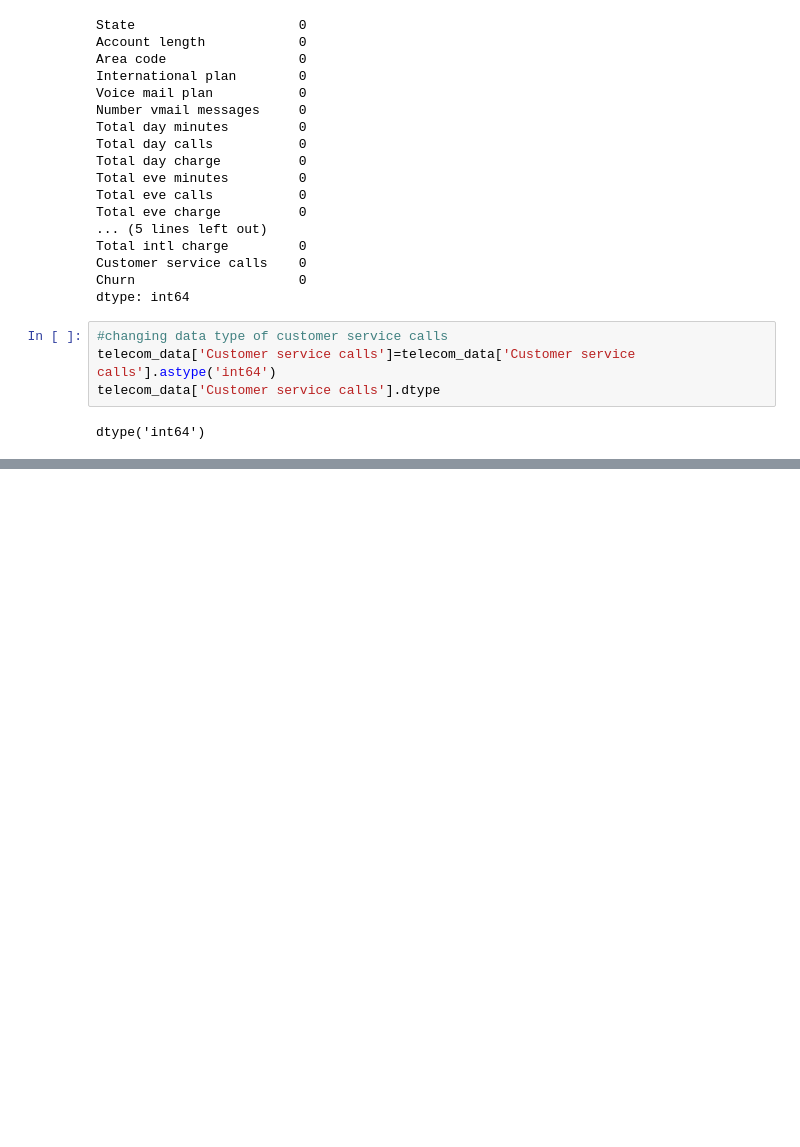
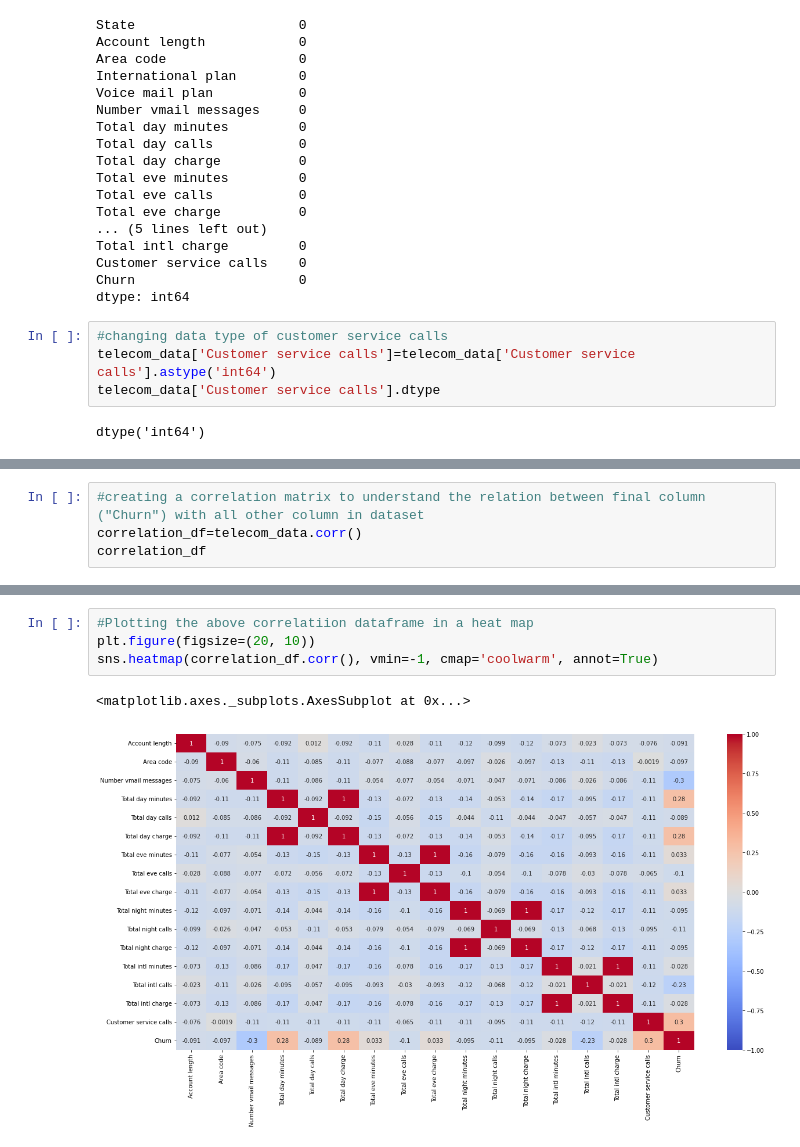
Before and after one commit to MiteshBhanushali/TelecomChurnAnalysis, a Jupyter notebook: Copy_of_Telecom_Churn_Analysis_Capstone_Project.ipynb, the cells around one changed output, grey strips where cells are left out. Saved outputs shown, nothing was run; the diff lists cells and outputs as text; blank space fills up the shorter version.

```diff
--- a/Copy_of_Telecom_Churn_Analysis_Capstone_Project.ipynb
+++ b/Copy_of_Telecom_Churn_Analysis_Capstone_Project.ipynb
@@ -109,0 +121,4 @@ dtype('int64')
+# %%
+#creating a correlation matrix to understand the relation between final column ("Churn") with all other column in dataset
+correlation_df=telecom_data.corr()
+correlation_df
@@ -109,0 +144,7 @@ dtype('int64')
+# %%
+#Plotting the above correlatiion dataframe in a heat map
+plt.figure(figsize=(20, 10))
+sns.heatmap(correlation_df.corr(), vmin=-1, cmap='coolwarm', annot=True)
+# %% [output]
+<matplotlib.axes._subplots.AxesSubplot at 0x...>
+[figure, added]
```
Also changed, not shown: parts of 7 cells of this notebook.
